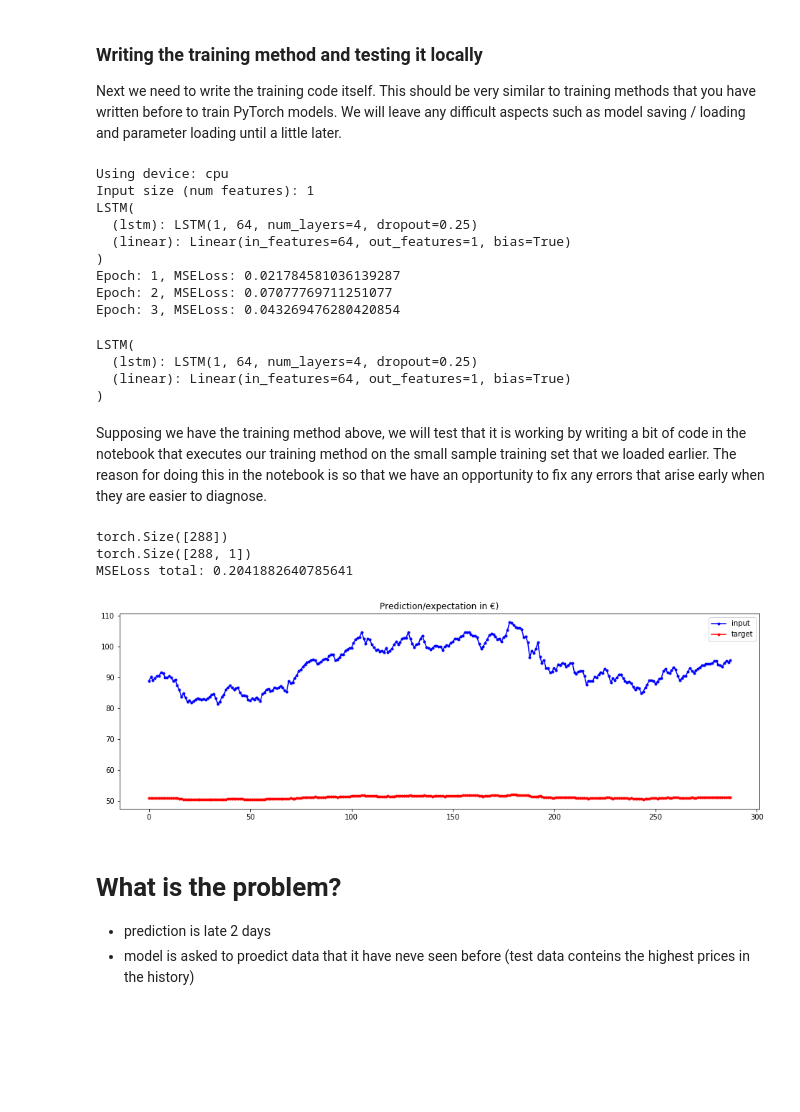
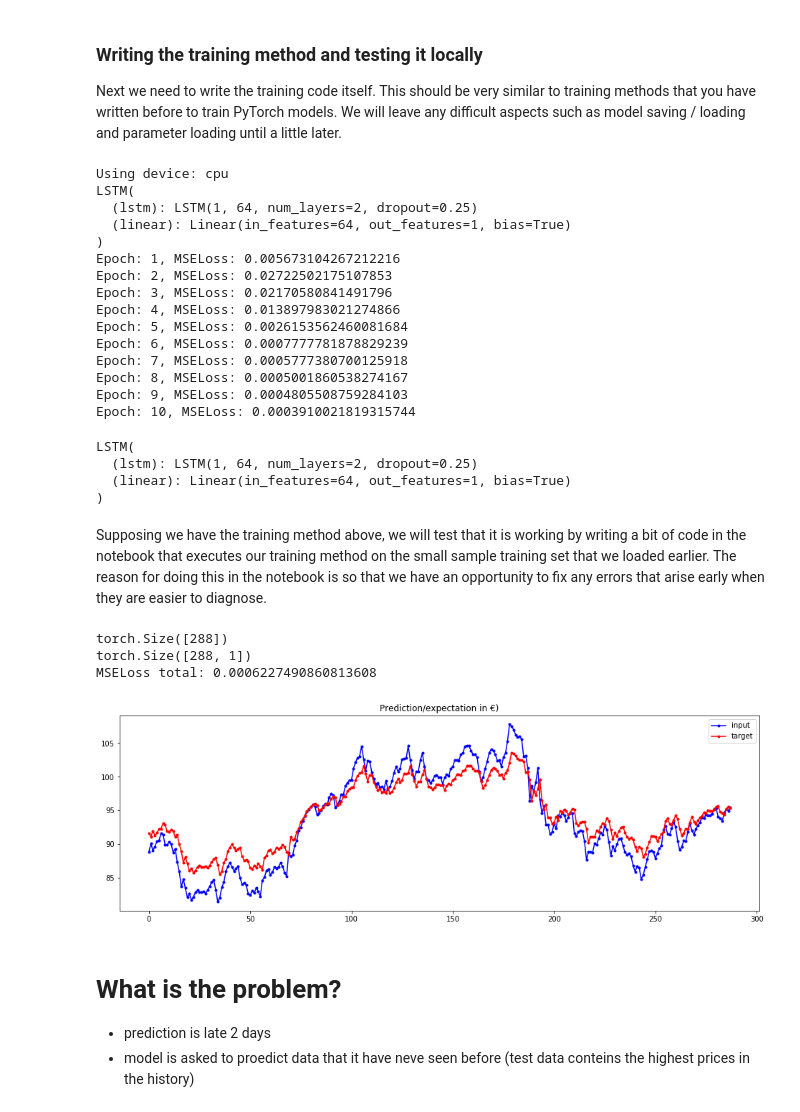
Before and after one commit to vikin91/stock-predictor-deep-learning-dojo, a Jupyter notebook: dojo-workbook-draft1.ipynb, the cells around one changed output. Saved outputs shown, nothing was run; the diff lists cells and outputs as text; code cells hidden in the pictures; blank space fills up the shorter version.

Commit message:
Sagemaker predictions working. Experiment with prediction precision

```diff
--- a/dojo-workbook-draft1.ipynb
+++ b/dojo-workbook-draft1.ipynb
@@ -103,19 +101,9 @@ def read_stock_data(data_dir='data/'):
 
 def select_columns(raw):
     input_data = pd.DataFrame({
-        "Volume": raw['Volume'],
         "AvgPrice": raw['Low'] + (raw['High'] - raw['Low'])/2
     })
-
-    # Selecing columns for target
-    # Low and High are added as a reference to manually check corectenss of data transformation
-    target_data = pd.DataFrame({
-        "AvgPrice": raw['Low'] + (raw['High'] - raw['Low'])/2
-    })
-    # Redorer columns
-    input_data = input_data.reindex(columns=['AvgPrice', 'Volume'])
-    target_data = target_data.reindex(columns=['AvgPrice'])
-
+    target_data = input_data.copy()
     return input_data, target_data
 
 
@@ -416,11 +387,6 @@ class LSTM(nn.Module):
         out = self.linear(lstm_out)
         result1 = out
 
-        # Only take the output from the final timestep
-        # Can pass on the entirety of lstm_out to the next layer if it is a seq2seq prediction
-        y_pred = self.linear(lstm_out[-1].view(self.batch_size, -1))
-        result2 = y_pred.view(-1)
-
         return result1
 # %%
 import torch
@@ -459,34 +425,35 @@ def train(model, train_loader, epochs, optimizer, criterion, device):
         print("Epoch: {}, MSELoss: {}".format(epoch, total_loss / len(train_loader)))
     return model
 
-
-
-input_size = 2 if use_volume else 1
-
 device = torch.device("cuda" if torch.cuda.is_available() else "cpu")
 print("Using device: {}".format(device))
-print("Input size (num features): {}".format(input_size))
-model = LSTM(input_dim=input_size, hidden_dim=64, batch_size=batch_size, output_dim=1, num_layers=4).to(device)
+model = LSTM(input_dim=1, hidden_dim=64, batch_size=batch_size, output_dim=1, num_layers=2).to(device)
 
 print(model)
 
 
-optimizer = optim.Adam(model.parameters(), lr=0.0002)
+optimizer = optim.Adam(model.parameters(), lr=0.002)
 loss_fn = torch.nn.MSELoss()
 
-train(model, train_sample_dl, 3, optimizer, loss_fn, device)
+train(model, train_sample_dl, 10, optimizer, loss_fn, device)
 # %% [output]
 Using device: cpu
-Input size (num features): 1
 LSTM(
-  (lstm): LSTM(1, 64, num_layers=4, dropout=0.25)
+  (lstm): LSTM(1, 64, num_layers=2, dropout=0.25)
   (linear): Linear(in_features=64, out_features=1, bias=True)
 )
-Epoch: 1, MSELoss: 0.021784581036139287
-Epoch: 2, MSELoss: 0.07077769711251077
-Epoch: 3, MSELoss: 0.043269476280420854
+Epoch: 1, MSELoss: 0.005673104267212216
+Epoch: 2, MSELoss: 0.02722502175107853
+Epoch: 3, MSELoss: 0.02170580841491796
+Epoch: 4, MSELoss: 0.013897983021274866
+Epoch: 5, MSELoss: 0.0026153562460081684
+Epoch: 6, MSELoss: 0.0007777781878829239
+Epoch: 7, MSELoss: 0.0005777380700125918
+Epoch: 8, MSELoss: 0.0005001860538274167
+Epoch: 9, MSELoss: 0.0004805508759284103
+Epoch: 10, MSELoss: 0.0003910021819315744
 LSTM(
-  (lstm): LSTM(1, 64, num_layers=4, dropout=0.25)
+  (lstm): LSTM(1, 64, num_layers=2, dropout=0.25)
   (linear): Linear(in_features=64, out_features=1, bias=True)
 )
 # %% [markdown]
@@ -502,15 +469,8 @@ num_rows_test = (len(test_dummy) // batch_size) * batch_size
 test_sample = pd.read_csv(os.path.join(data_dir, 'test.csv'), header=None, names=None, nrows=num_rows_test)
 test_y = torch.from_numpy(test_sample[[0]].values).float().squeeze()
 
-test_X = None
-if use_volume:
-  test_X = torch.from_numpy(test_sample.drop([0], axis=1).values).float()
-else:
-  test_X = torch.from_numpy(test_sample.drop([0,2], axis=1).values).float()
+test_X = torch.from_numpy(test_sample.drop([0], axis=1).values).float()
 
-
-
-#print(train_sample)
 print(test_y.shape)
 print(test_X.shape)
 
@@ -543,35 +503,35 @@ def test(model, test_loader, criterion, device):
         data['prediction'].append(output.cpu().detach().numpy())
         data['expected'].append(batch_y.cpu().detach().numpy())
         data['loss'].append(loss.cpu().detach().numpy())
         total_loss += loss.data.item()
         batch_no += 1
     print("MSELoss total: {}".format(total_loss / len(test_loader)))
     return data
 
 loss_fn = torch.nn.MSELoss()
 result = test(model, test_dl, loss_fn, device)
 
 # Remove batching from result
 predictions = []
 for batch_arr in result['prediction']:
     for value in batch_arr:
         predictions.append(value)
 
 expectations = []
 for batch_arr in result['expected']:
     for value in batch_arr:
         expectations.append(value)
 
 
 exp = scaler_price.inverse_transform(np.array(expectations).reshape(-1, 1))
 pred = scaler_price.inverse_transform(np.array(predictions).reshape(-1, 1))
 
 plot_data(exp, pred, "Prediction/expectation in €)", len(expectations))
 # %% [output]
 torch.Size([288])
 torch.Size([288, 1])
-MSELoss total: 0.2041882640785641
+MSELoss total: 0.0006227490860813608
-[figure, old version]
+[figure, new version]
 # %% [markdown]
 # What is the problem?
 - prediction is late 2 days
```
Also changed, not shown: parts of 20 cells of this notebook, 1 other file.
